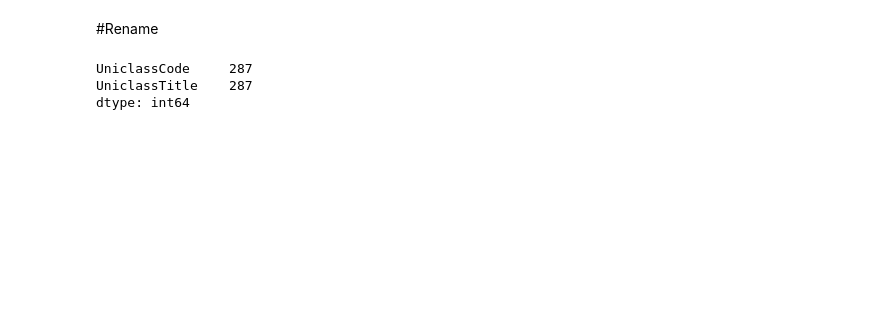
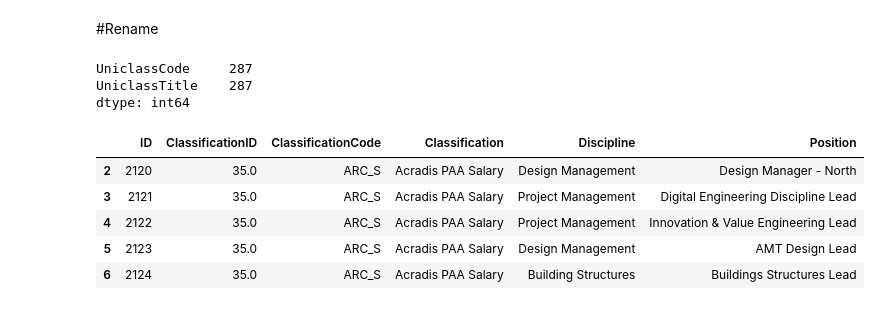
Before and after one commit to surajadkhari/classication, a Jupyter notebook: model1_test.ipynb, the cells around one changed output. Saved outputs shown, nothing was run; the diff lists cells and outputs as text; code cells hidden in the pictures; blank space fills up the shorter version.

```diff
--- a/model1_test.ipynb
+++ b/model1_test.ipynb
@@ -147,8 +152,20 @@ df_uniclass.head()
 # %%
 df_uniclass=df_uniclass.rename(columns={'Title':'UniclassTitle','Code':'UniclassCode'})
 print(df_uniclass.count())
+
 #Total 287 Unilcass role.
+
+
+df_uniphiData.head()
+df_uniphiData=df_uniphiData[2:]
+df_uniphiData.head()
 # %% [output]
 UniclassCode     287
 UniclassTitle    287
 dtype: int64
+|  | ID | ClassificationID | ClassificationCode | Classification | Discipline | Position |
+| 2 | 2120 | 35.0 | ARC_S | Acradis PAA Salary | Design Management | Design Manager - North |
+| 3 | 2121 | 35.0 | ARC_S | Acradis PAA Salary | Project Management | Digital Engineering Discipline Lead |
+| 4 | 2122 | 35.0 | ARC_S | Acradis PAA Salary | Project Management | Innovation & Value Engineering Lead |
+| 5 | 2123 | 35.0 | ARC_S | Acradis PAA Salary | Design Management | AMT Design Lead |
+| 6 | 2124 | 35.0 | ARC_S | Acradis PAA Salary | Building Structures | Buildings Structures Lead |
```
Also changed, not shown: parts of 8 cells of this notebook.
